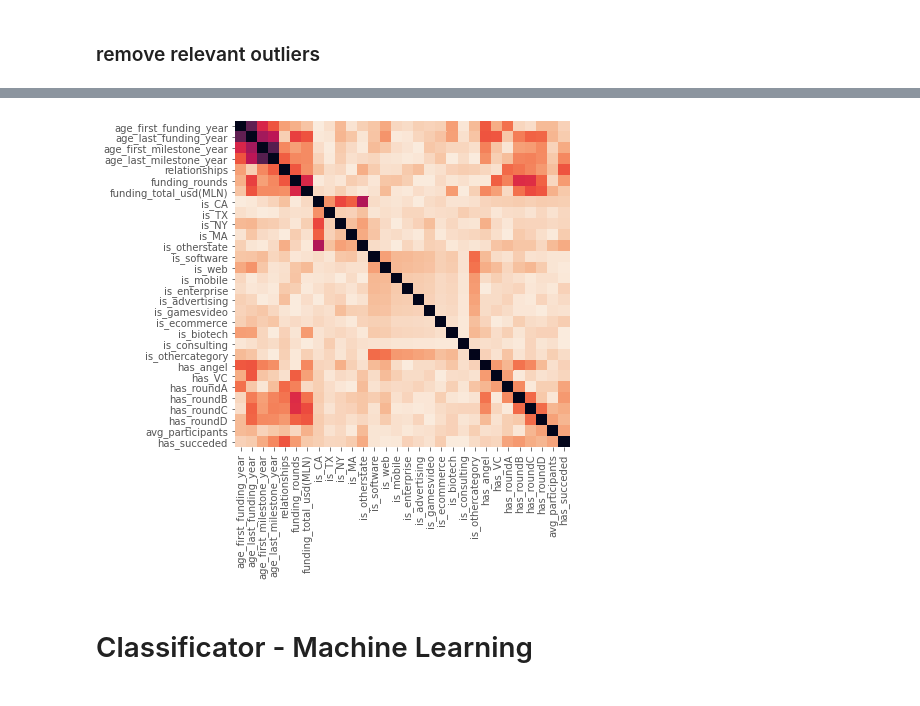
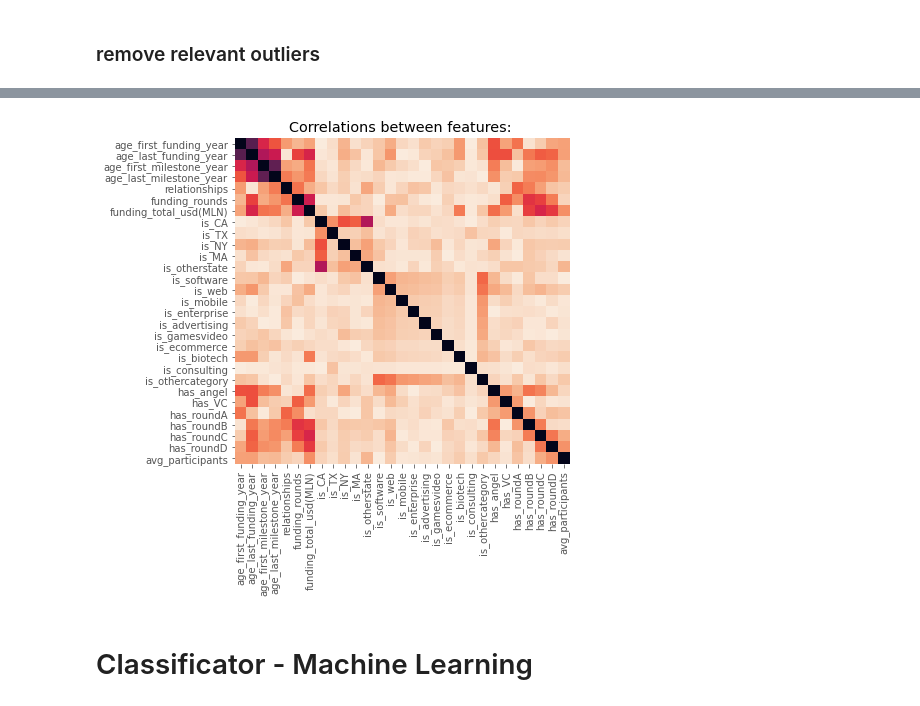
Before and after one commit to andreapiodantonio/data_science_project_dismi_adantonio_oczerwisnki, a Jupyter notebook: startup_classificator/startup_classificator.ipynb, the cells around one changed output, grey strips where cells are left out. Cells and saved outputs as stored; diff of their text form; code cells hidden in the pictures.

```diff
--- a/startup_classificator/startup_classificator.ipynb
+++ b/startup_classificator/startup_classificator.ipynb
@@ -351,10 +387,12 @@ startup_clean[startup_clean['age_first_milestone_year']<=(-14)]
 # %% [markdown]
 ### remove relevant outliers
 # %%
-startup_clean = startup_clean[startup_clean['funding_total_usd(MLN)']<5000]
-startup_clean = startup_clean[startup_clean['avg_participants']<16]
-startup_clean = startup_clean[startup_clean['age_first_milestone_year']<22]
+startup_clean = startup_clean[startup_clean['funding_total_usd(MLN)']<200]
+startup_clean = startup_clean[startup_clean['avg_participants']<10]
+startup_clean = startup_clean[startup_clean['age_first_milestone_year']<15]
 startup_clean = startup_clean[startup_clean['age_first_milestone_year']>-14]
+startup_clean = startup_clean[startup_clean['funding_rounds']<8]
+startup_clean = startup_clean[startup_clean['relationships']<20]
 # %%
 def plot_regs(df, features):
     plt.subplots(figsize=(20,20))
@@ -375,5 +439,5 @@ plt.show()
 # %%
-df_corr = startup_clean.iloc[:,:]
+df_corr = startup_clean.iloc[:-1,:-1]
 mat = df_corr.corr()
 mat
 # %% [output]
@@ -398,17 +462,17 @@ mat
 # %%
 #plt.subplots(figsize=(7, 5))
 f, ax = plt.subplots(figsize=(6,6))
 #plt.figure(figsize=(20,20))
 sns.heatmap(abs(mat),
             ax = ax,
             cmap = sns.cm.rocket_r,
             cbar=False
            )
 
-#ax.set_title('Heatmap for {} - {}'.format(start_date,end_date))
+ax.set_title('Correlations between features: ')
 plt.show()
 # %% [output]
-[figure, old version]
+[figure, new version]
 # %% [markdown]
 # Classificator - Machine Learning
 # %%
```
Also changed, not shown: parts of 48 cells of this notebook.
